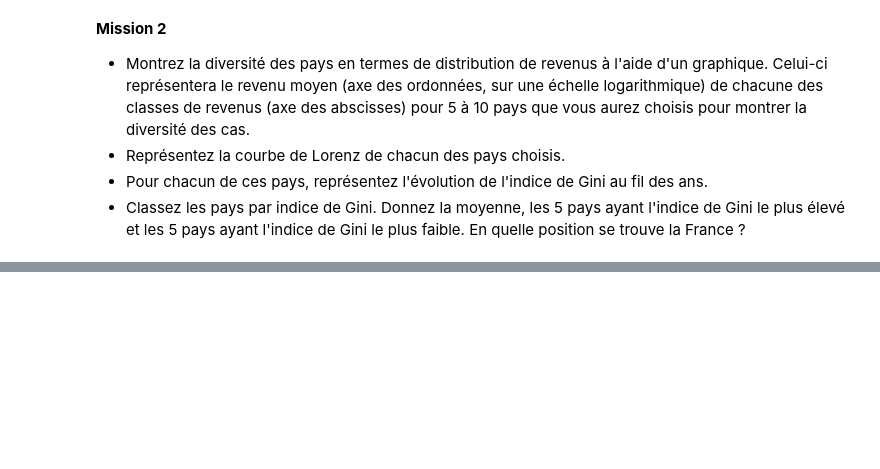
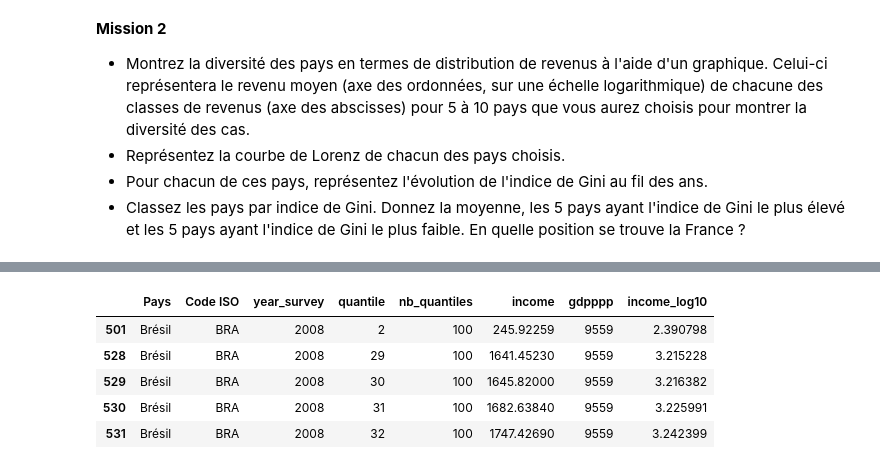
Before and after one commit to Sylvariane/prediction_revenus, a Jupyter notebook: P07_code.ipynb, the cells around one changed output, grey strips where cells are left out. Cells and saved outputs as stored; diff of their text form; code cells hidden in the pictures; blank space fills up the shorter version.

```diff
--- a/P07_code.ipynb
+++ b/P07_code.ipynb
@@ -97,0 +122,14 @@ Pour chaque pays, les revenus sont présentés sous la forme de centiles. On dis
+# %%
+# modification de la classe de 'income'
+# création de la classe 'income_log10'
+df['income'] = df['income'].str.replace(',', ".")
+df['income'] = df['income'].apply(lambda x: float(x))
+df['income_log10'] = df['income'].apply(lambda x: math.log10(x))
+df.head()
+# %% [output]
+|  | Pays | Code ISO | year_survey | quantile | nb_quantiles | income | gdpppp | income_log10 |
+| 501 | Brésil | BRA | 2008 | 2 | 100 | 245.92259 | 9559 | 2.390798 |
+| 528 | Brésil | BRA | 2008 | 29 | 100 | 1641.45230 | 9559 | 3.215228 |
+| 529 | Brésil | BRA | 2008 | 30 | 100 | 1645.82000 | 9559 | 3.216382 |
+| 530 | Brésil | BRA | 2008 | 31 | 100 | 1682.63840 | 9559 | 3.225991 |
+| 531 | Brésil | BRA | 2008 | 32 | 100 | 1747.42690 | 9559 | 3.242399 |
```
Also changed, not shown: parts of 10 cells of this notebook.
